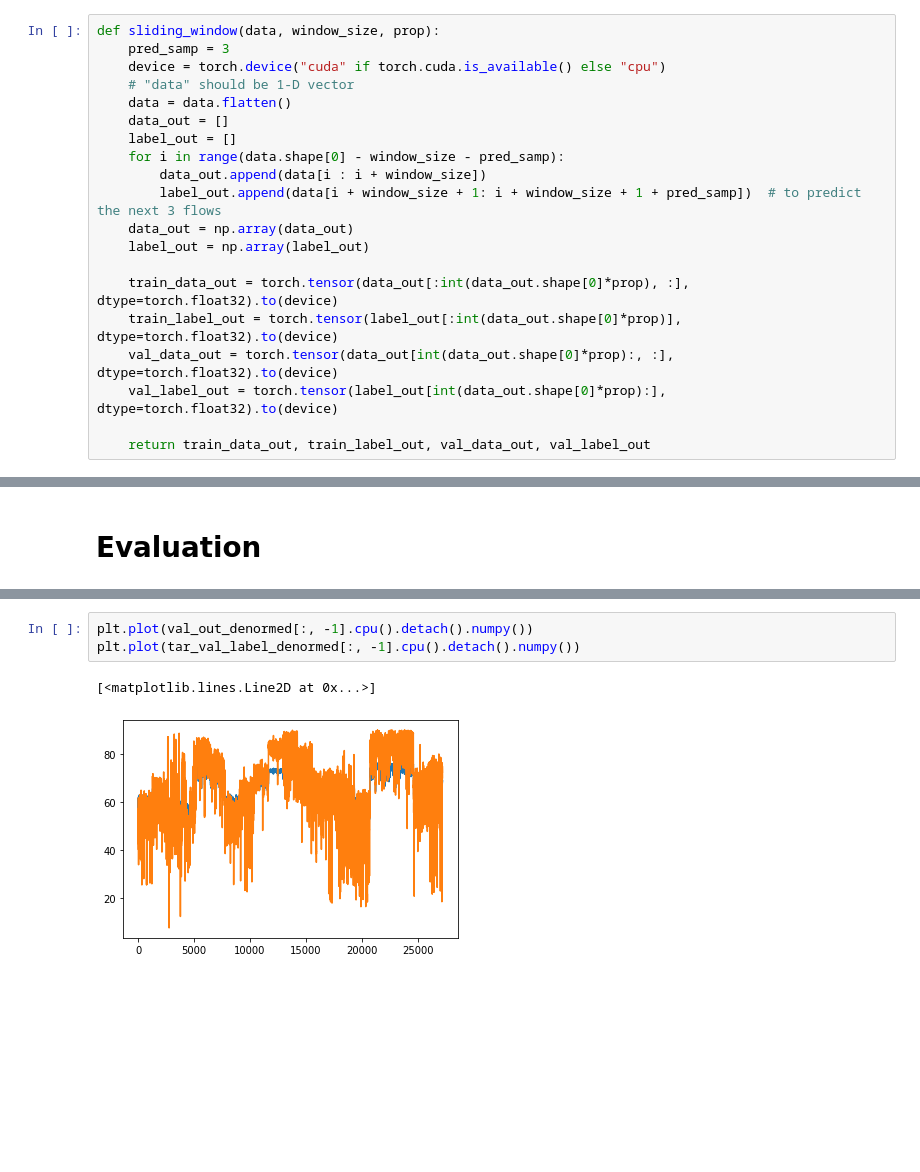
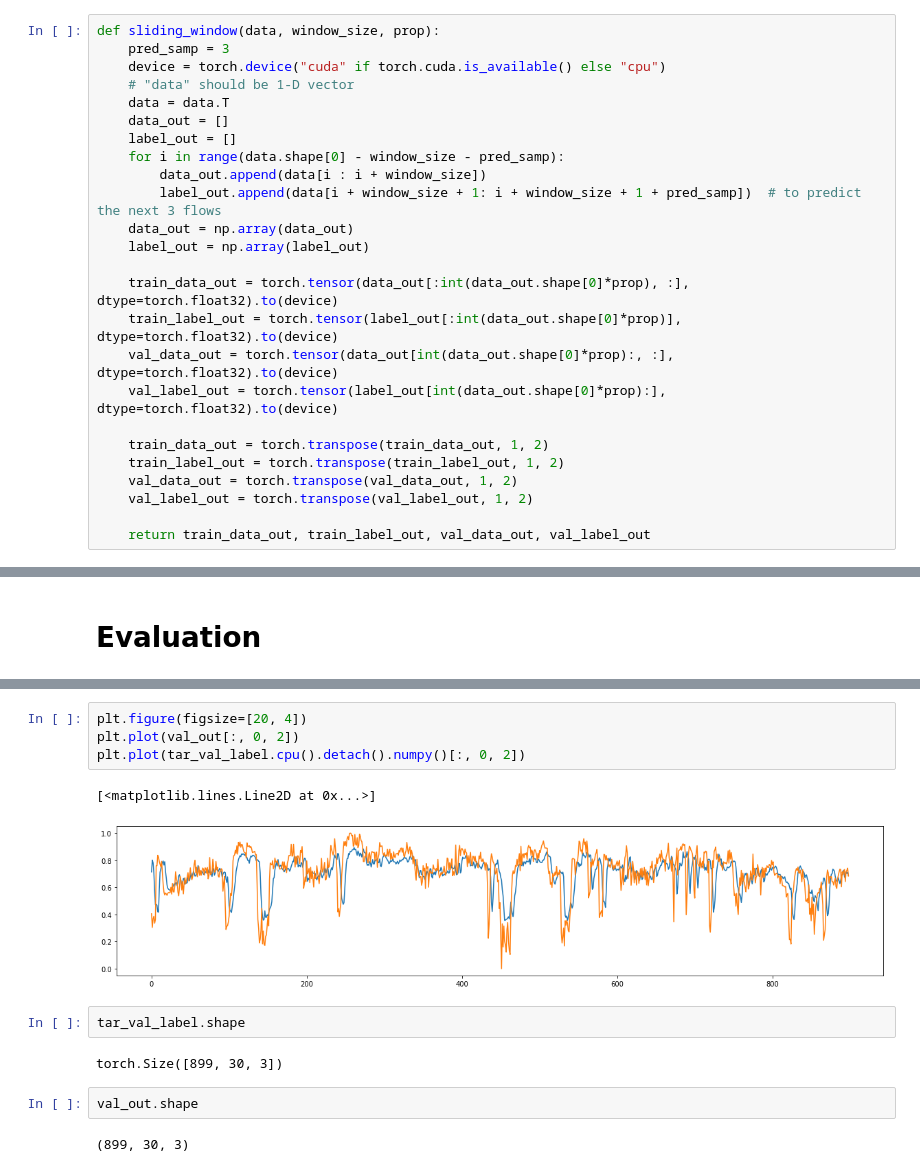
Before and after one commit to HaTT2018/NET_louvain_DAN, a Jupyter notebook: learning_DAN/base_FC.ipynb, the cells around one changed output, grey strips where cells are left out. Drawn from its saved outputs; the diff is of its cells as text; blank space fills up the shorter version.

```diff
--- a/learning_DAN/base_FC.ipynb
+++ b/learning_DAN/base_FC.ipynb
@@ -149,7 +94,7 @@ def sliding_window(data, window_size, prop):
     pred_samp = 3
     device = torch.device("cuda" if torch.cuda.is_available() else "cpu")
     # "data" should be 1-D vector
-    data = data.flatten()
+    data = data.T
     data_out = []
     label_out = []
     for i in range(data.shape[0] - window_size - pred_samp):
@@ -163,6 +108,11 @@ def sliding_window(data, window_size, prop):
     val_data_out = torch.tensor(data_out[int(data_out.shape[0]*prop):, :], dtype=torch.float32).to(device)
     val_label_out = torch.tensor(label_out[int(data_out.shape[0]*prop):], dtype=torch.float32).to(device)
 
+    train_data_out = torch.transpose(train_data_out, 1, 2)
+    train_label_out = torch.transpose(train_label_out, 1, 2)
+    val_data_out = torch.transpose(val_data_out, 1, 2)
+    val_label_out = torch.transpose(val_label_out, 1, 2)
+
     return train_data_out, train_label_out, val_data_out, val_label_out
 # %%
 window_size = 10
@@ -372,6 +275,15 @@ MAE: 7.11747
-# %%
-plt.plot(val_out_denormed[:, -1].cpu().detach().numpy())
-plt.plot(tar_val_label_denormed[:, -1].cpu().detach().numpy())
-# %% [output]
-[<matplotlib.lines.Line2D at 0x...>]
-[figure, removed]
+# %%
+plt.figure(figsize=[20, 4])
+plt.plot(val_out[:, 0, 2])
+plt.plot(tar_val_label.cpu().detach().numpy()[:, 0, 2])
+# %% [output]
+[<matplotlib.lines.Line2D at 0x...>]
+[figure, added]
+# %%
+tar_val_label.shape
+# %% [output]
+torch.Size([899, 30, 3])
+# %%
+val_out.shape
+# %% [output]
+(899, 30, 3)
```
Also changed, not shown: parts of 20 cells of this notebook, 21 other files.
